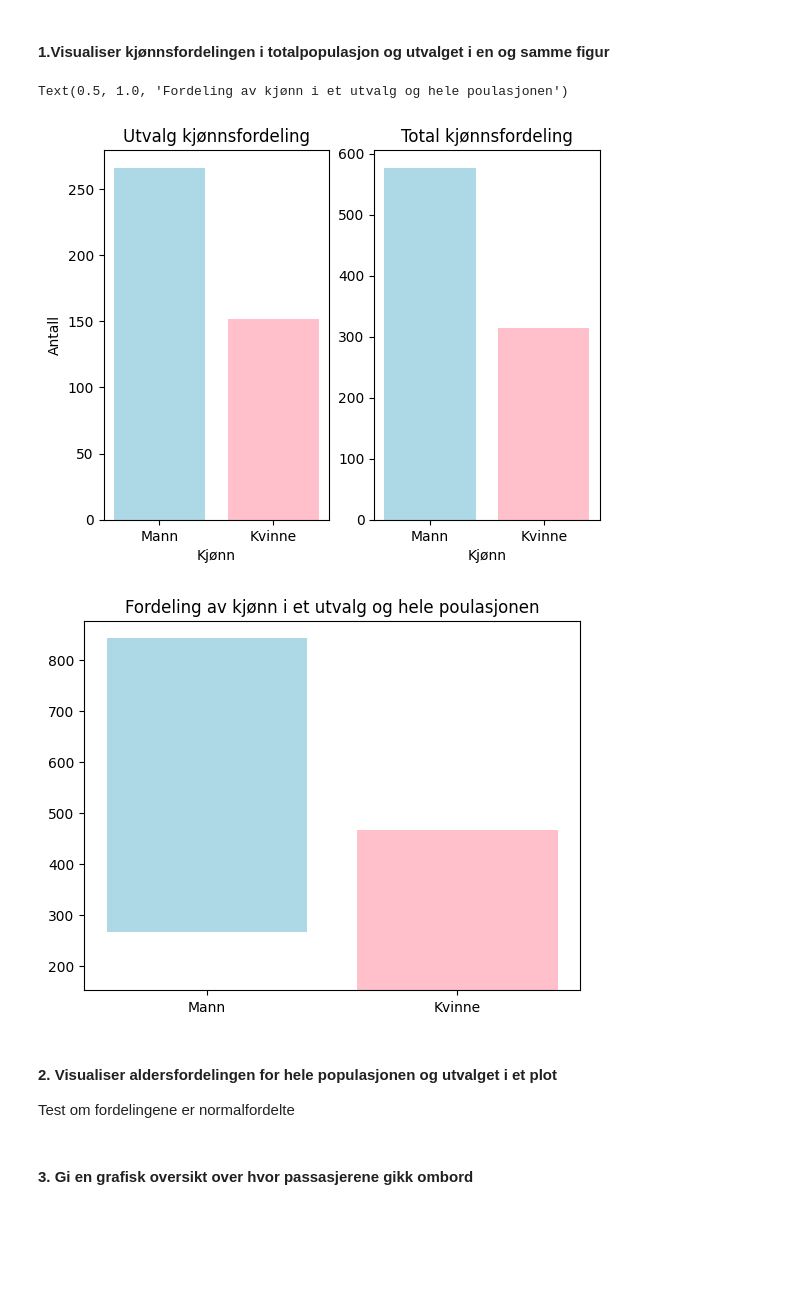
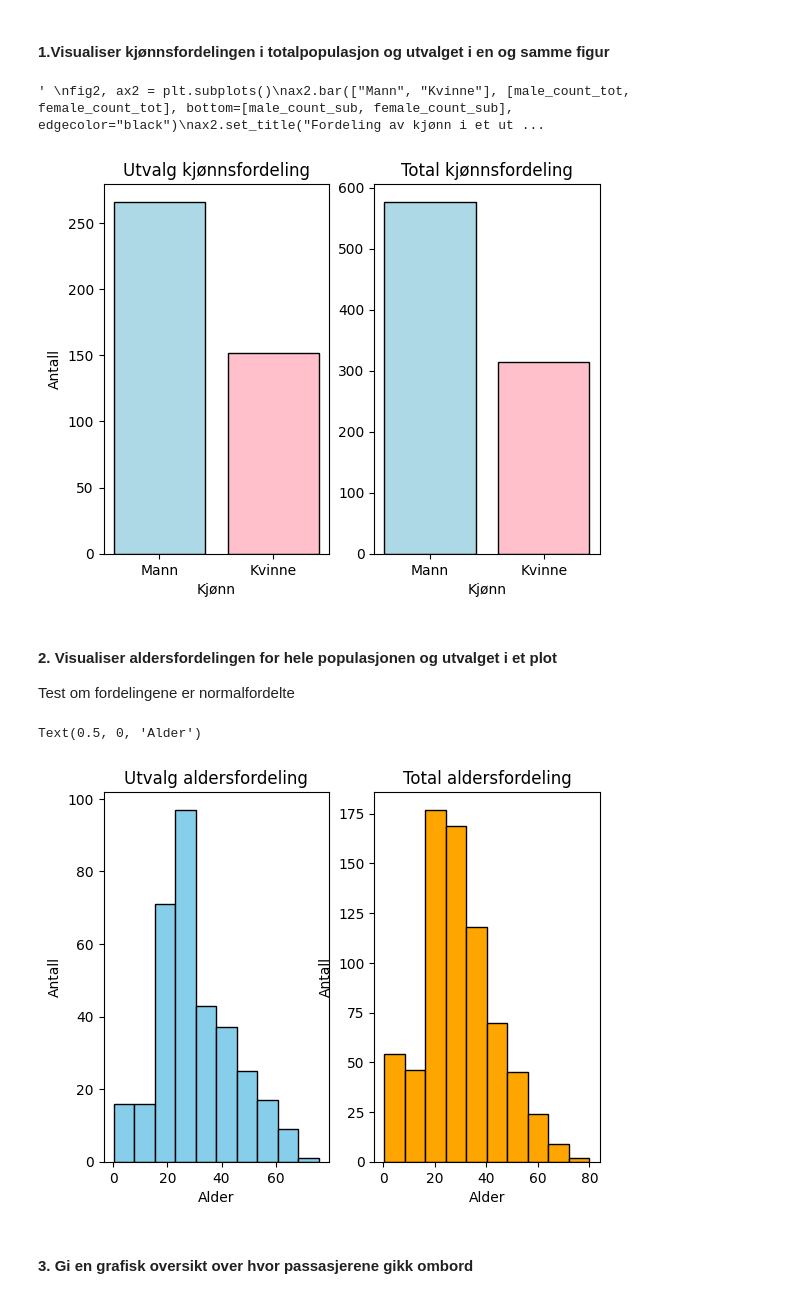
Before and after one commit to Bsingstad/DMBA2024, a Jupyter notebook: Forelesning160924/Lab/oppgave1.ipynb, the cells around one changed output. Cells and saved outputs as stored; diff of their text form; code cells hidden in the pictures; blank space fills up the shorter version.

```diff
--- a/Forelesning160924/Lab/oppgave1.ipynb
+++ b/Forelesning160924/Lab/oppgave1.ipynb
@@ -13,43 +13,58 @@ df_tot = df_tot.drop(columns="Survived")
 # %%
 fig, ax = plt.subplots(1, 2)
 
 # Teller antall male og female i Sex kolonnen i et utvalg av poulasjonen
 male_count_sub = df_sub["Sex"].value_counts()["male"]
 female_count_sub = df_sub["Sex"].value_counts()["female"]
 
 # Teller antall male og female i Sex kolonnen i hele populasjonen
 male_count_tot = df_tot["Sex"].value_counts()["male"]
 female_count_tot = df_tot["Sex"].value_counts()["female"]
 
 sex_counts_sub = [male_count_sub, female_count_sub]
 sex_counts_tot = [male_count_tot, female_count_tot]
 
 # Lager to bar charts
-ax[0].bar(["Mann", "Kvinne"], sex_counts_sub, color=["lightblue", "pink"])
-ax[1].bar(["Mann", "Kvinne"], sex_counts_tot, color=["lightblue", "pink"])
+ax[0].bar(["Mann", "Kvinne"], sex_counts_sub, color=["lightblue", "pink"], edgecolor="black")
+ax[1].bar(["Mann", "Kvinne"], sex_counts_tot, color=["lightblue", "pink"], edgecolor="black")
 
 # ax[0].hist(df_sub["Sex"], bins=2, rwidth=0.7, )
 ax[0].set_title("Utvalg kjønnsfordeling")
 ax[0].set_ylabel("Antall")
 ax[0].set_xlabel("Kjønn")
 
 # ax[1].hist(df_tot["Sex"], bins=2, rwidth=0.7)
 ax[1].set_title("Total kjønnsfordeling")
 # ax[1].set_ylabel("Antall")
 ax[1].set_xlabel("Kjønn")
 
 # Alternativ plott
+"""
 fig2, ax2 = plt.subplots()
-ax2.bar(["Mann", "Kvinne"], [male_count_tot, female_count_tot], bottom=[male_count_sub, female_count_sub],
-        color=["lightblue", "pink", "purple", "yellow"])
+ax2.bar(["Mann", "Kvinne"], [male_count_tot, female_count_tot], bottom=[male_count_sub, female_count_sub], edgecolor="black")
 ax2.set_title("Fordeling av kjønn i et utvalg og hele poulasjonen")
+"""
 # %% [output]
-Text(0.5, 1.0, 'Fordeling av kjønn i et utvalg og hele poulasjonen')
+' \nfig2, ax2 = plt.subplots()\nax2.bar(["Mann", "Kvinne"], [male_count_tot, female_count_tot], bottom=[male_count_sub, female_count_sub], edgecolor="black")\nax2.set_title("Fordeling av kjønn i et ut ...
-[figure, old version]
+[figure, new version]
-[figure, removed]
 # %% [markdown]
 #### 2. Visualiser aldersfordelingen for hele populasjonen og utvalget i et plot
 
 Test om fordelingene er normalfordelte
+# %%
+fig, ax = plt.subplots(1, 2)
+
+ax[0].hist(df_sub["Age"], color="skyblue", edgecolor="black")
+ax[0].set_title("Utvalg aldersfordeling")
+ax[0].set_ylabel("Antall")
+ax[0].set_xlabel("Alder")
+
+ax[1].hist(df_tot["Age"], color="orange", edgecolor="black")
+ax[1].set_title("Total aldersfordeling")
+ax[1].set_ylabel("Antall")
+ax[1].set_xlabel("Alder")
+# %% [output]
+Text(0.5, 0, 'Alder')
+[figure, added]
 # %% [markdown]
 #### 3. Gi en grafisk oversikt over hvor passasjerene gikk ombord
```
Also changed, not shown: parts of 2 cells of this notebook.
